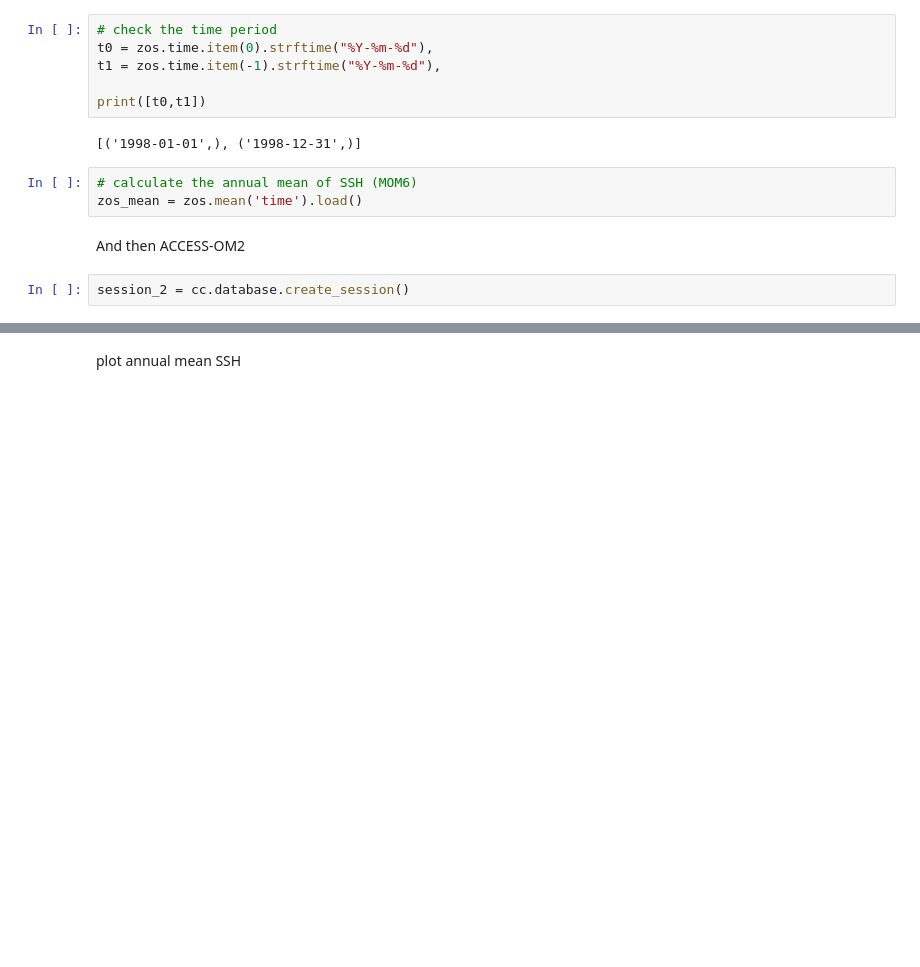
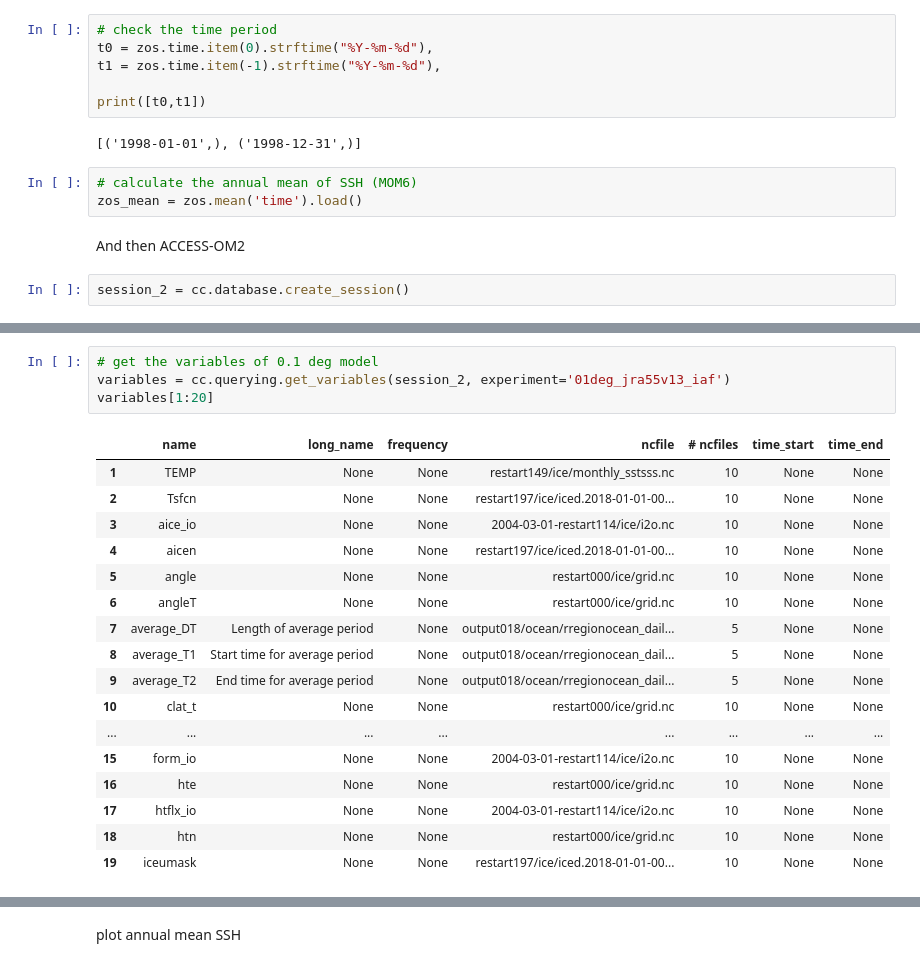
Before and after one commit to Hangyum/proposal, a Jupyter notebook: sea level.ipynb, the cells around one changed output, grey strips where cells are left out. Saved outputs shown, nothing was run; the diff lists cells and outputs as text; blank space fills up the shorter version.

```diff
--- a/sea level.ipynb
+++ b/sea level.ipynb
@@ -52,0 +70,22 @@ session_2 = cc.database.create_session()
+# %%
+# get the variables of 0.1 deg model
+variables = cc.querying.get_variables(session_2, experiment='01deg_jra55v13_iaf')
+variables[1:20]
+# %% [output]
+|  | name | long_name | frequency | ncfile | # ncfiles | time_start | time_end |
+| 1 | TEMP | None | None | restart149/ice/monthly_sstsss.nc | 10 | None | None |
+| 2 | Tsfcn | None | None | restart197/ice/iced.2018-01-01-00... | 10 | None | None |
+| 3 | aice_io | None | None | 2004-03-01-restart114/ice/i2o.nc | 10 | None | None |
+| 4 | aicen | None | None | restart197/ice/iced.2018-01-01-00... | 10 | None | None |
+| 5 | angle | None | None | restart000/ice/grid.nc | 10 | None | None |
+| 6 | angleT | None | None | restart000/ice/grid.nc | 10 | None | None |
+| 7 | average_DT | Length of average period | None | output018/ocean/rregionocean_dail... | 5 | None | None |
+| 8 | average_T1 | Start time for average period | None | output018/ocean/rregionocean_dail... | 5 | None | None |
+| 9 | average_T2 | End time for average period | None | output018/ocean/rregionocean_dail... | 5 | None | None |
+| 10 | clat_t | None | None | restart000/ice/grid.nc | 10 | None | None |
+| ... | ... | ... | ... | ... | ... | ... | ... |
+| 15 | form_io | None | None | 2004-03-01-restart114/ice/i2o.nc | 10 | None | None |
+| 16 | hte | None | None | restart000/ice/grid.nc | 10 | None | None |
+| 17 | htflx_io | None | None | 2004-03-01-restart114/ice/i2o.nc | 10 | None | None |
+| 18 | htn | None | None | restart000/ice/grid.nc | 10 | None | None |
+| 19 | iceumask | None | None | restart197/ice/iced.2018-01-01-00... | 10 | None | None |
```
Also changed, not shown: parts of 8 cells of this notebook.
